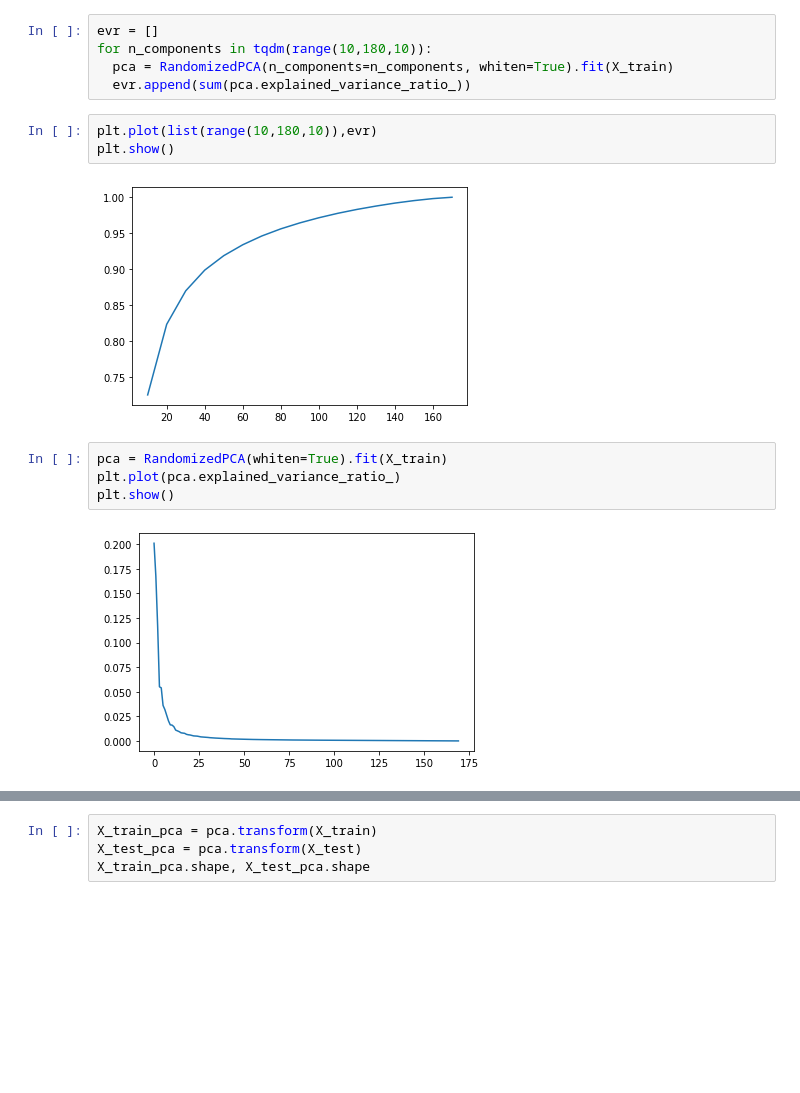
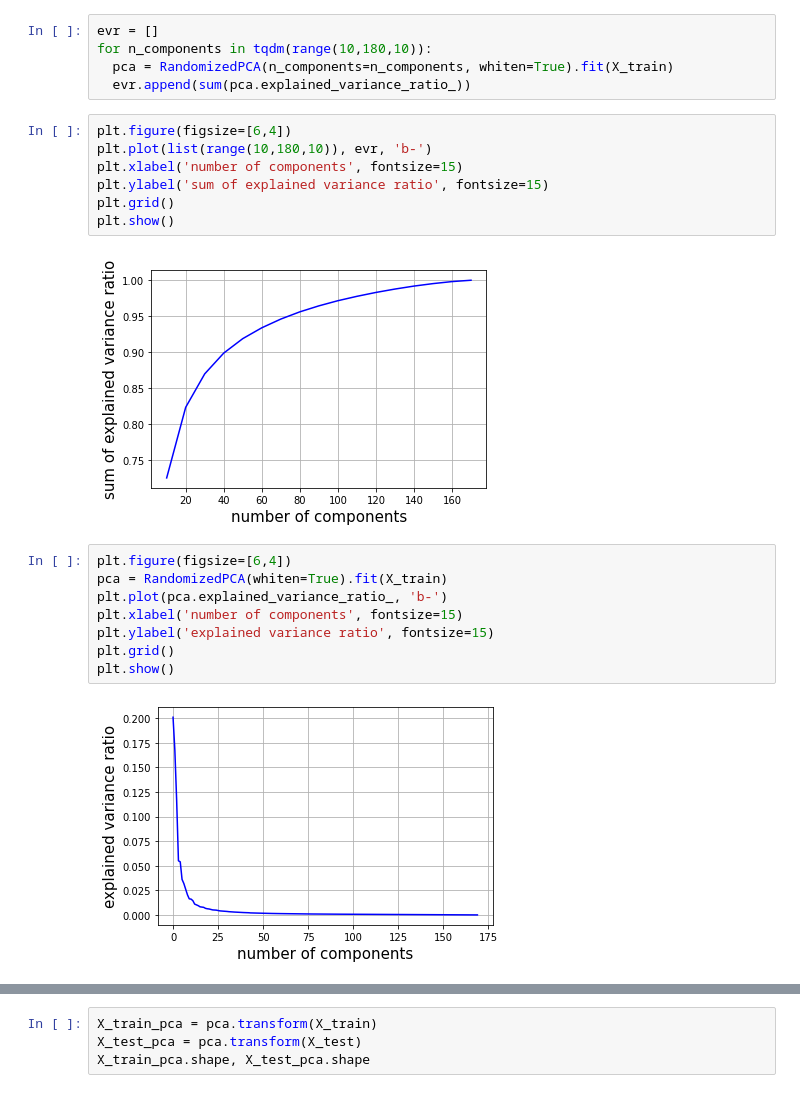
Before and after one commit to shivani-nandani/emotion-detection, a Jupyter notebook: BEST_pca_svm_model.ipynb, the cells around one changed output, grey strips where cells are left out. Drawn from its saved outputs; the diff is of its cells as text; blank space fills up the shorter version.

```diff
--- a/BEST_pca_svm_model.ipynb
+++ b/BEST_pca_svm_model.ipynb
@@ -97,16 +104,24 @@ for n_components in tqdm(range(10,180,10)):
   pca = RandomizedPCA(n_components=n_components, whiten=True).fit(X_train)
   evr.append(sum(pca.explained_variance_ratio_))
 # %%
-plt.plot(list(range(10,180,10)),evr)
+plt.figure(figsize=[6,4])
+plt.plot(list(range(10,180,10)), evr, 'b-')
+plt.xlabel('number of components', fontsize=15)
+plt.ylabel('sum of explained variance ratio', fontsize=15)
+plt.grid()
 plt.show()
 # %% [output]
-[figure, old version]
+[figure, new version]
 # %%
+plt.figure(figsize=[6,4])
 pca = RandomizedPCA(whiten=True).fit(X_train)
-plt.plot(pca.explained_variance_ratio_)
+plt.plot(pca.explained_variance_ratio_, 'b-')
+plt.xlabel('number of components', fontsize=15)
+plt.ylabel('explained variance ratio', fontsize=15)
+plt.grid()
 plt.show()
 # %% [output]
-[figure, old version]
+[figure, new version]
 # %%
 eigenfaces = pca.components_.reshape((n_components, h, w))
 eigenfaces.shape
```
Also changed, not shown: parts of 11 cells of this notebook.
